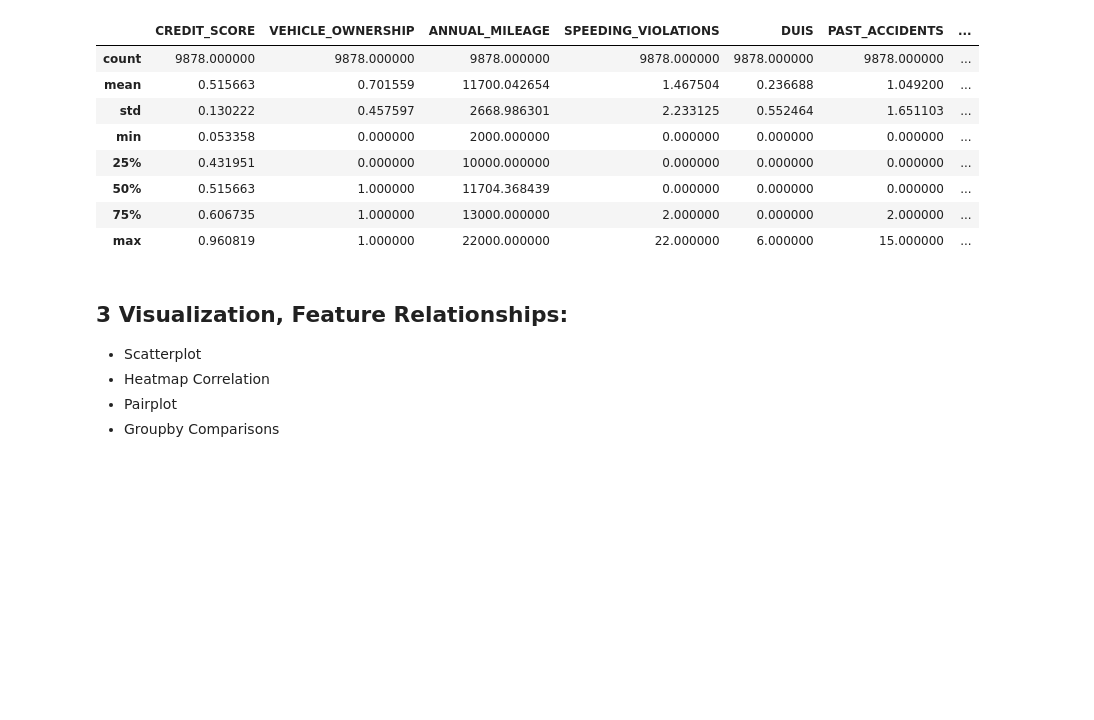
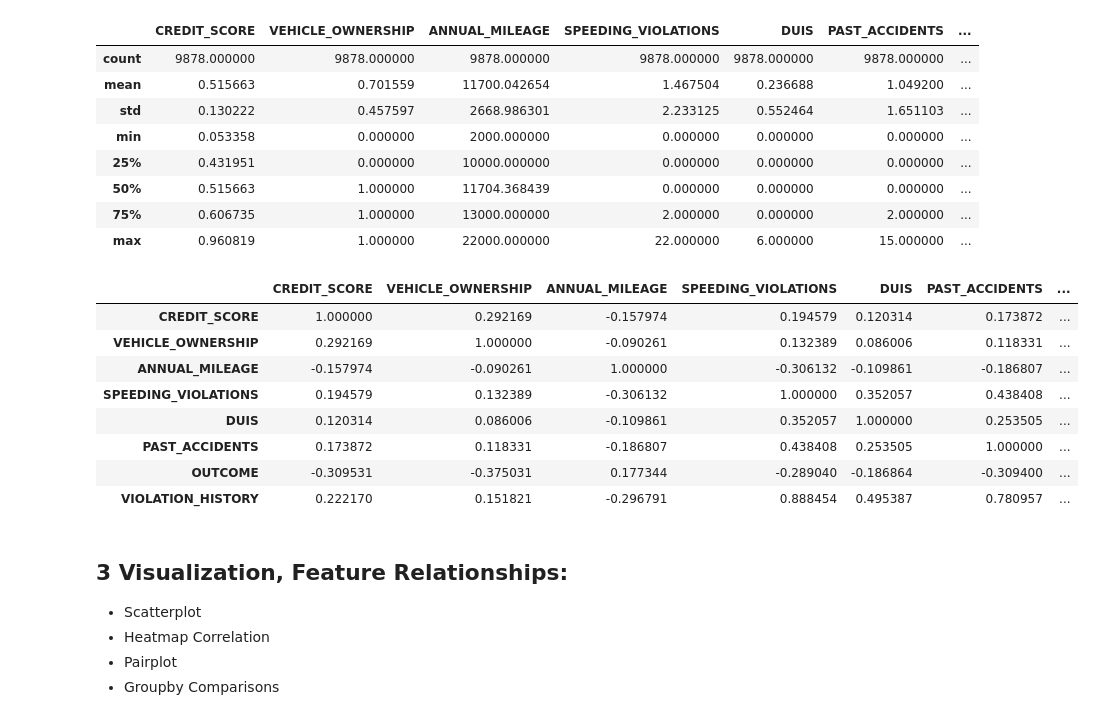
Before and after one commit to cr1msonn/DS_Camp23, a Jupyter notebook: homework/visualization homework/EDA.ipynb, the cells around one changed output. Cells and saved outputs as stored; diff of their text form; code cells hidden in the pictures; blank space fills up the shorter version.

```diff
--- a/homework/visualization homework/EDA.ipynb
+++ b/homework/visualization homework/EDA.ipynb
@@ -129,6 +129,19 @@ df.describe()
 | 50% | 0.515663 | 1.000000 | 11704.368439 | 0.000000 | 0.000000 | 0.000000 | ... |
 | 75% | 0.606735 | 1.000000 | 13000.000000 | 2.000000 | 0.000000 | 2.000000 | ... |
 | max | 0.960819 | 1.000000 | 22000.000000 | 22.000000 | 6.000000 | 15.000000 | ... |
+# %%
+df_corr = df.dropna().corr()
+df_corr
+# %% [output]
+|  | CREDIT_SCORE | VEHICLE_OWNERSHIP | ANNUAL_MILEAGE | SPEEDING_VIOLATIONS | DUIS | PAST_ACCIDENTS | ... |
+| CREDIT_SCORE | 1.000000 | 0.292169 | -0.157974 | 0.194579 | 0.120314 | 0.173872 | ... |
+| VEHICLE_OWNERSHIP | 0.292169 | 1.000000 | -0.090261 | 0.132389 | 0.086006 | 0.118331 | ... |
+| ANNUAL_MILEAGE | -0.157974 | -0.090261 | 1.000000 | -0.306132 | -0.109861 | -0.186807 | ... |
+| SPEEDING_VIOLATIONS | 0.194579 | 0.132389 | -0.306132 | 1.000000 | 0.352057 | 0.438408 | ... |
+| DUIS | 0.120314 | 0.086006 | -0.109861 | 0.352057 | 1.000000 | 0.253505 | ... |
+| PAST_ACCIDENTS | 0.173872 | 0.118331 | -0.186807 | 0.438408 | 0.253505 | 1.000000 | ... |
+| OUTCOME | -0.309531 | -0.375031 | 0.177344 | -0.289040 | -0.186864 | -0.309400 | ... |
+| VIOLATION_HISTORY | 0.222170 | 0.151821 | -0.296791 | 0.888454 | 0.495387 | 0.780957 | ... |
 # %% [markdown]
 ## 3 Visualization, Feature Relationships:
 * Scatterplot
```
